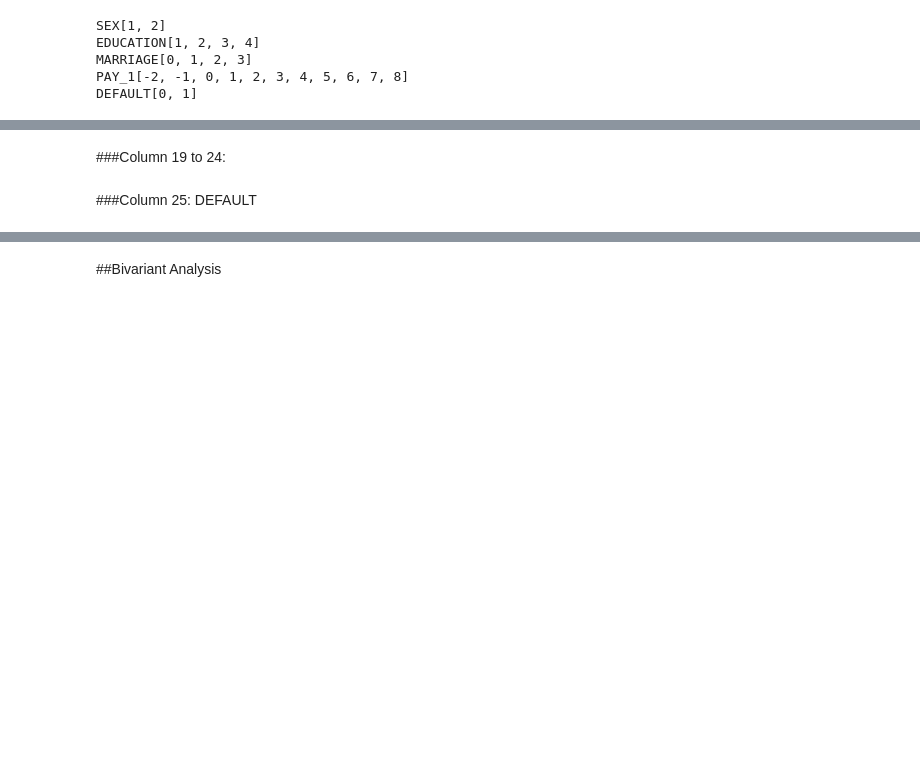
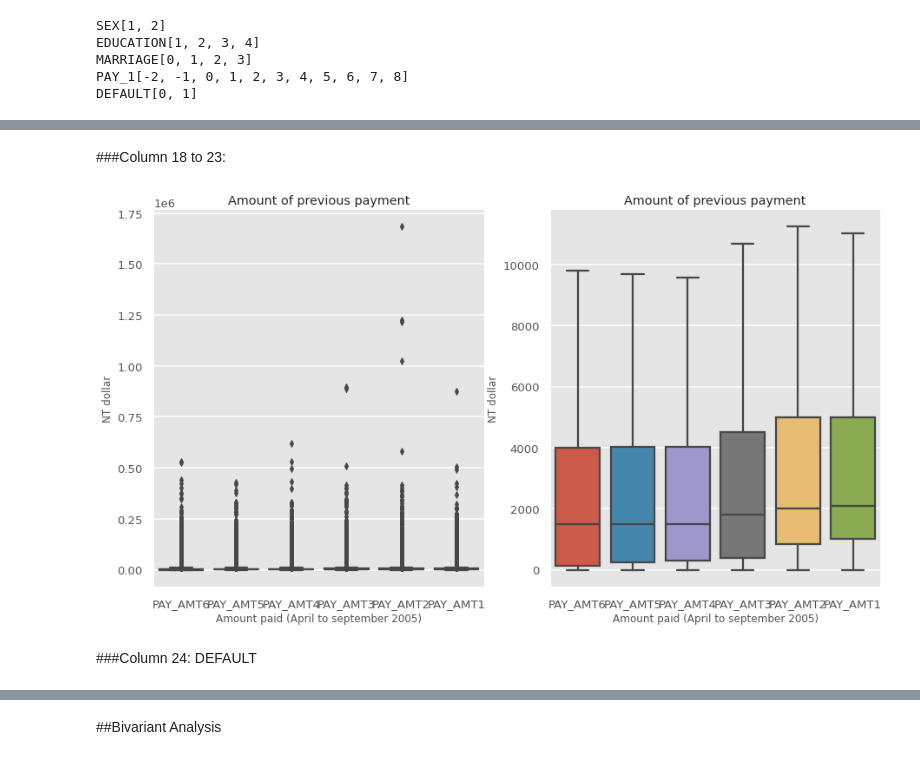
Before and after one commit to Anku0210/Credit-Card-Default-Prediction, a Jupyter notebook: Credit_Card_Default_Prediction_Capstone_Project.ipynb, the cells around one changed output, grey strips where cells are left out. Saved outputs shown, nothing was run; the diff lists cells and outputs as text; code cells hidden in the pictures; blank space fills up the shorter version.

```diff
--- a/Credit_Card_Default_Prediction_Capstone_Project.ipynb
+++ b/Credit_Card_Default_Prediction_Capstone_Project.ipynb
@@ -318,2 +308,25 @@ KeyError: ignored
+# %% [markdown]
+###Column 18 to 23:
+# %%
+plt.rcParams["figure.figsize"] = [15,8]
+plt.subplot(1, 2, 1) # index 1
+sns.boxplot( data=df.iloc[:,17:23],
+            order=["PAY_AMT6","PAY_AMT5","PAY_AMT4","PAY_AMT3","PAY_AMT2","PAY_AMT1"])
+plt.title("Amount of previous payment")
+plt.xlabel("Amount paid (April to september 2005)")
+plt.ylabel("NT dollar")
+
+
+plt.subplot(1, 2, 2) # index 2
+sns.boxplot( data=df.iloc[:,17:23],
+            showfliers=False,
+            order=["PAY_AMT6","PAY_AMT5","PAY_AMT4","PAY_AMT3","PAY_AMT2","PAY_AMT1"])
+plt.title("Amount of previous payment")
+plt.xlabel("Amount paid (April to september 2005)")
+plt.ylabel("NT dollar")
+
+plt.show()
+# %% [output]
+[figure, added]
 # %% [markdown]
-###Column 19 to 24:
+###Column 24: DEFAULT
@@ -339,5 +333,3 @@ plt.show()
-# %% [markdown]
-###Column 25: DEFAULT
 # %%
 sns.countplot(df.DEFAULT)
 plt.xlabel('DEFAULT')
```
Also changed, not shown: parts of 80 cells of this notebook.
